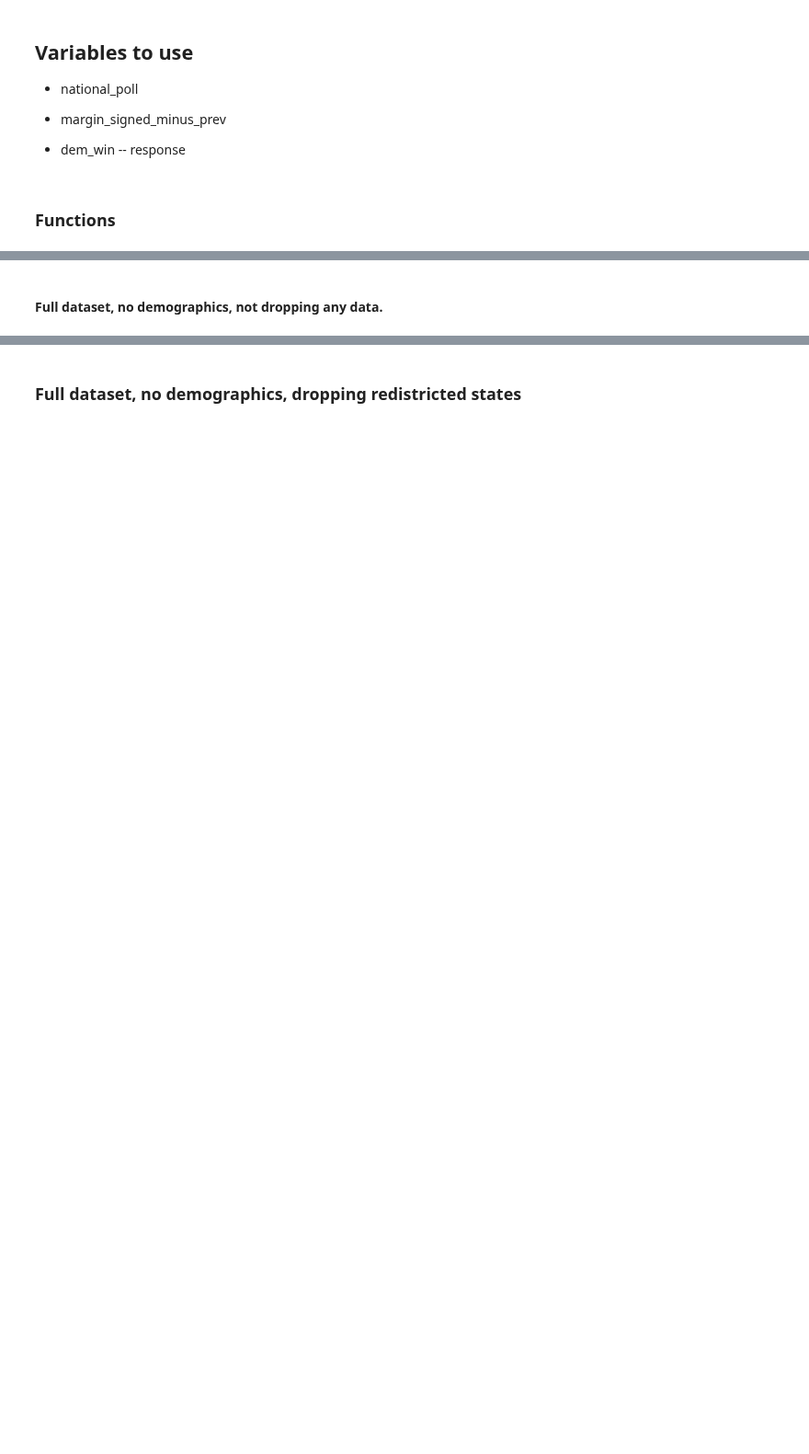
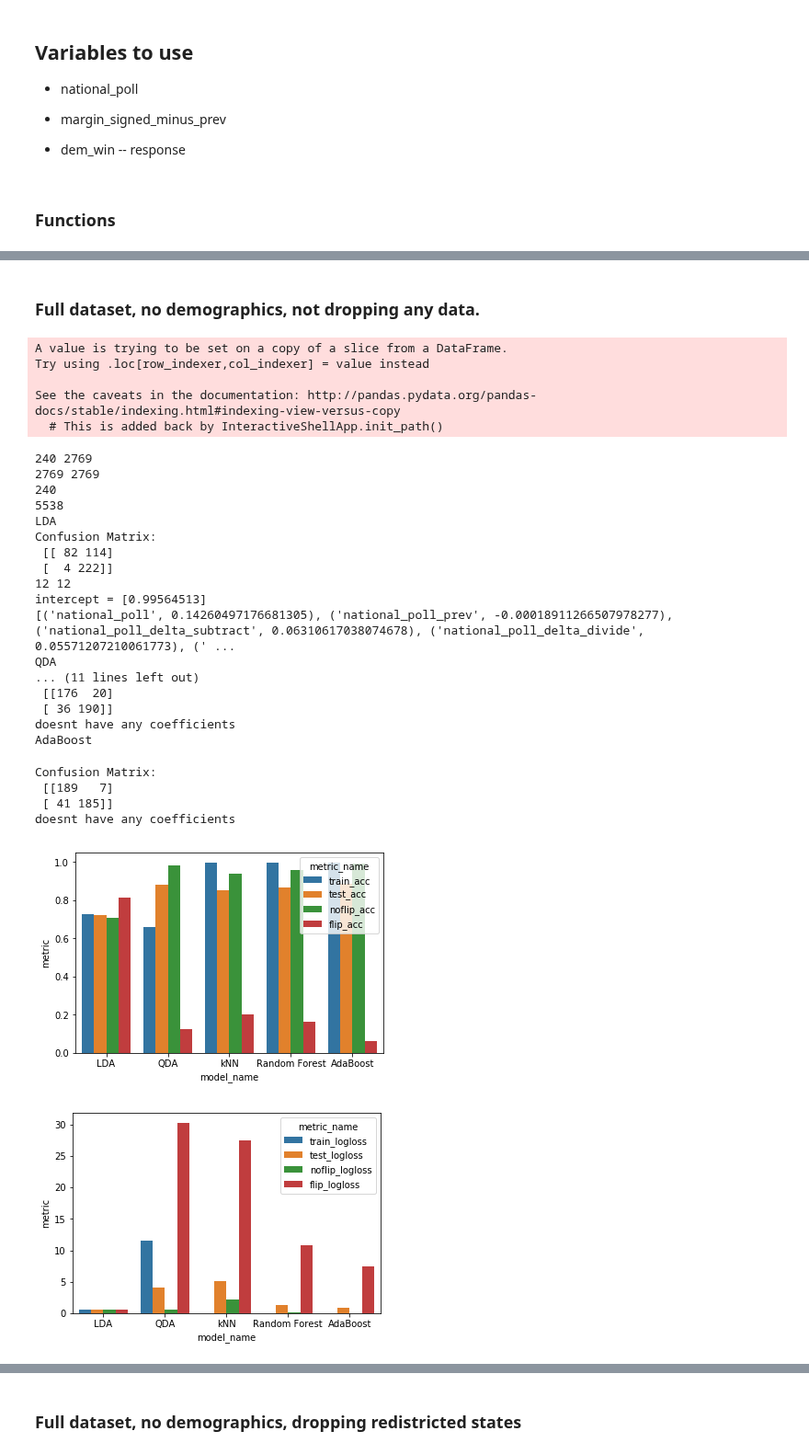
Before and after one commit to WildTangles/ac209a_project, a Jupyter notebook: Baseline_Model_mrv.ipynb, the cells around one changed output, grey strips where cells are left out. Shown at 92% size. Saved outputs shown, nothing was run; the diff lists cells and outputs as text; code cells hidden in the pictures; blank space fills up the shorter version.

Commit message:
added new plots and log loss!
added new plots to compare models side-by-side.

added log loss as a predictor.

```diff
--- a/Baseline_Model_mrv.ipynb
+++ b/Baseline_Model_mrv.ipynb
@@ -157,7 +162,7 @@ def upsample(test, monsterframe=False):
 # %%
 # format data items for input into the model
 
-def format_model_input(filename, cols_to_use, state_hot_encoder=False):
+def format_model_input(filename, x_cols, y_col, state_hot_encoder=False):
 
     # load full dataset
     full_dataset = pickle.load(open(filename, 'rb'))
@@ -167,13 +172,13 @@ def format_model_input(filename, cols_to_use, state_hot_encoder=False):
     pre_2018_dataset = upsample(pre_2018_dataset, monsterframe=False)
 
     X_train = pre_2018_dataset[cols_to_use]
-    y_train = pre_2018_dataset['dem_win']
+    y_train = pre_2018_dataset[y_col]
     flip_train = np.abs(pre_2018_dataset['dem_win']-pre_2018_dataset['dem_win_prev'])
 
     # test data is 2018
     the_2018_dataset = full_dataset.loc[full_dataset['year']==2018]
     X_test = the_2018_dataset[cols_to_use]
-    y_test = the_2018_dataset['dem_win']
+    y_test = the_2018_dataset[y_col]
     flip_test = np.abs(the_2018_dataset['dem_win']-the_2018_dataset['dem_win_prev'])
 
     if state_hot_encoder:
@@ -231,15 +326,13 @@ def plot_flips(X_test_input, y_test_input, y_pred_test_input, flip_train,
 # %%
 # print out R2, accuracy, and plot # flipped seats correctly predicted for a given model
 
-def report_model_stats(filename, cols_to_use, model_dict, state_hot_encoder=False):
+def report_model_stats(filename, x_cols, y_col, model_dict, state_hot_encoder=False):
 
     # read in the desired data
     X_train,y_train, X_test,y_test, flip_train,flip_test = \
-        format_model_input(filename, cols_to_use, state_hot_encoder)
+        format_model_input(filename, cols_to_use, y_col, state_hot_encoder)
 
     fitted_model_dict = {}
-
-    print(X_train.shape)
 
     for model_name, model in model_dict.items():
         model_copy = clone(model) # deep copy model to prevent fitting it twice
@@ -250,15 +343,23 @@ def report_model_stats(filename, cols_to_use, model_dict, state_hot_encoder=Fals
 
         print("Confusion Matrix: \n",confusion_matrix(y_test,y_pred_test.round()))
 
-        print("\n{} R2: ".format(model_name), fitted_model.score(X_train,y_train))
-        print("{} Test Accuracy".format(model_name), accuracy_score(y_test,y_pred_test.round()))
+#         print("\n{} R2: ".format(model_name), fitted_model.score(X_train,y_train))
+#         print("{} Test Accuracy".format(model_name), accuracy_score(y_test,y_pred_test.round()))
 
-        plot_flips(X_test, y_test, y_pred_test.round(), flip_train, flip_test, model_name)
+        #plot_flips(X_test, y_test, y_pred_test.round(), flip_train, flip_test, model_name)
 
         fitted_model_dict[model_name] = fitted_model
 
-#     print('LASSO Betas')
-#     print([i for i in zip(cols_to_use,fitted_model_dict['LASSO'].coef_)])
+        try:
+            coef = fitted_model.coef_.squeeze()
+            print(len(X_test.columns), len(coef))
+            print('intercept = {}'.format(fitted_model.intercept_))
+            print([i for i in zip(X_test.columns,coef)])
+        except AttributeError:
+            print('doesnt have any coefficients')
+
+    plot_metrics(fitted_model_dict, X_train, y_train, X_test, y_test, flip_train, flip_test, prob=False)
+    plot_metrics(fitted_model_dict, X_train, y_train, X_test, y_test, flip_train, flip_test, prob=True)
 
     return fitted_model_dict
 # %% [markdown]
@@ -266,25 +367,56 @@ def report_model_stats(filename, cols_to_use, model_dict, state_hot_encoder=Fals
 # %% [markdown]
-#### Full dataset, no demographics, not dropping any data.
+### Full dataset, no demographics, not dropping any data.
 # %%
 # specify your models here:
 model_dict = {
-    'LogRegCV'      : LogisticRegressionCV(cv=5,random_state=209,multi_class='ovr',n_jobs=4),
-    'kNN'           : KNeighborsClassifier(n_neighbors=10,n_jobs=4),
+    'LDA'           : LDA(),
+    'QDA'           : QDA(),
+    'kNN'           : KNeighborsClassifier(n_neighbors=1,n_jobs=4),
     'Random Forest' : RandomForestClassifier(n_jobs=4,random_state=209),
     'AdaBoost'      : AdaBoostClassifier(DecisionTreeClassifier(max_depth=10)),
-    'LASSO'         : LassoCV(cv=5)
 }
+
+y_col = ['dem_win']
 # %%
 # specify columns to use and the file you want to read in
 
 filename = 'Datasets/data_FEC_NATIONALPOLL_2004_2018.p'
 cols_to_use = ['national_poll', 'national_poll_prev',
        'national_poll_delta_subtract', 'national_poll_delta_divide',
        'dem_win_margin_prev', 'rep_win_margin_prev',
        'margin_signed_minus_prev', 'margin_signed_divide_prev',
        'margin_unsigned_minus_prev', 'margin_unsigned_divide_prev',
        'dem_win_prev', 'rep_win_prev'] # all of them
 state_hot_encoder = False
 
 
-report_model_stats(filename, cols_to_use, model_dict, state_hot_encoder)
+report_model_stats(filename, cols_to_use, y_col, model_dict, state_hot_encoder)
+# %% [output]
+A value is trying to be set on a copy of a slice from a DataFrame.
+Try using .loc[row_indexer,col_indexer] = value instead
+
+See the caveats in the documentation: http://pandas.pydata.org/pandas-docs/stable/indexing.html#indexing-view-versus-copy
+  # This is added back by InteractiveShellApp.init_path()
+240 2769
+2769 2769
+240
+5538
+LDA
+Confusion Matrix:
+ [[ 82 114]
+ [  4 222]]
+12 12
+intercept = [0.99564513]
+[('national_poll', 0.14260497176681305), ('national_poll_prev', -0.00018911266507978277), ('national_poll_delta_subtract', 0.06310617038074678), ('national_poll_delta_divide', 0.05571207210061773), (' ...
+QDA
+... (11 lines left out)
+ [[176  20]
+ [ 36 190]]
+doesnt have any coefficients
+AdaBoost
+Confusion Matrix:
+ [[189   7]
+ [ 41 185]]
+doesnt have any coefficients
+[figure, added]
+[figure, added]
```
Also changed, not shown: parts of 18 cells of this notebook.
